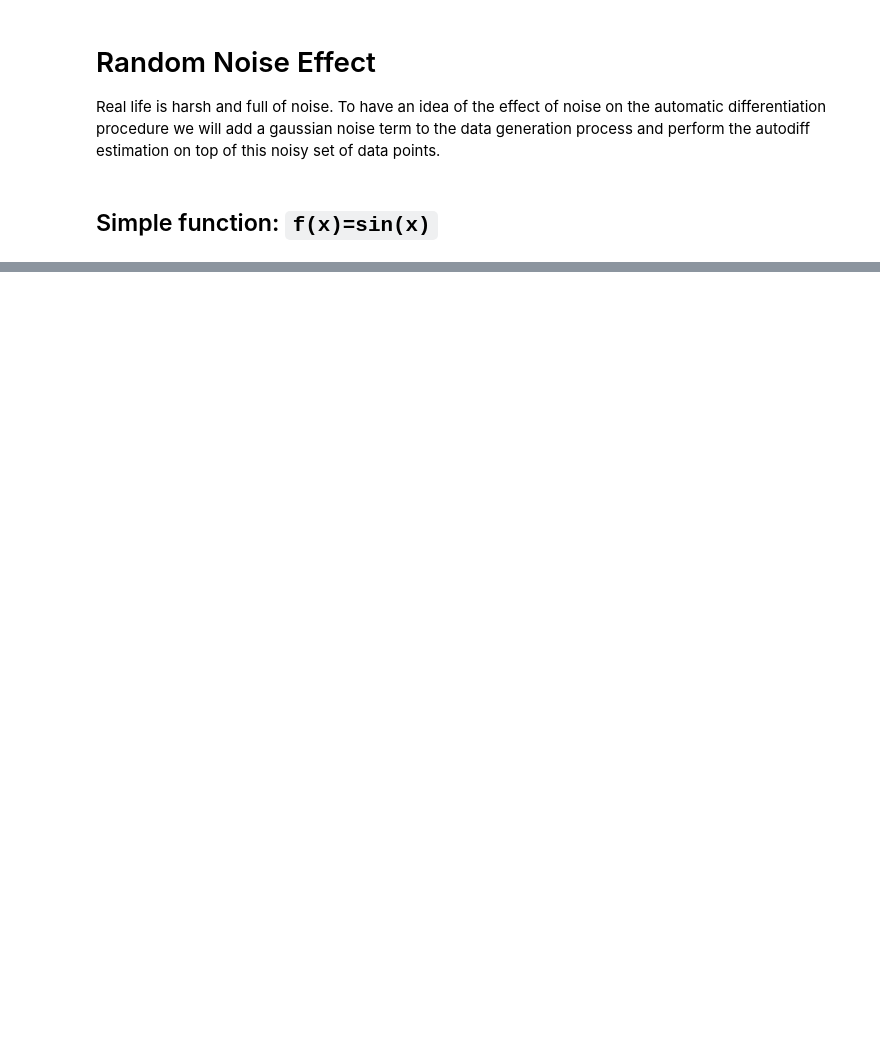
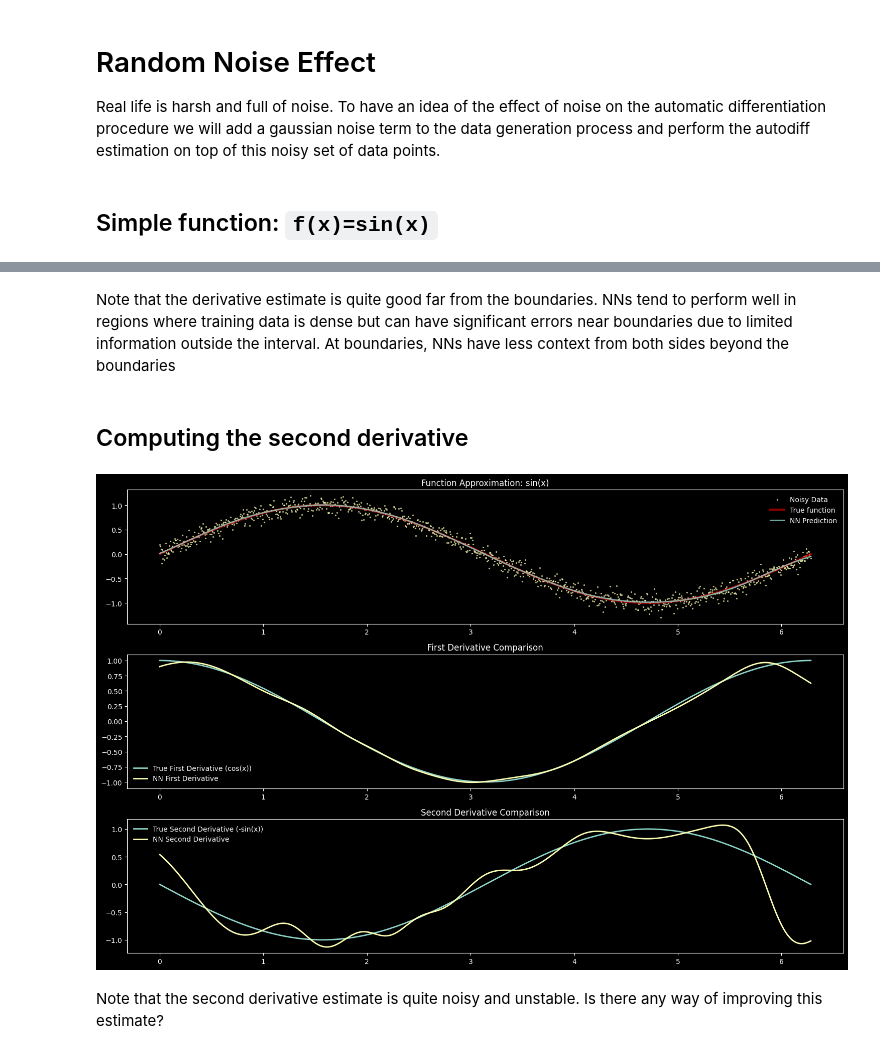
Before and after one commit to pibieta/blog-posts, a Jupyter notebook: automatic-differentiation/00-intro-autodiff-pytorch.ipynb, the cells around one changed output, grey strips where cells are left out. Drawn from its saved outputs; the diff is of its cells as text; code cells hidden in the pictures; blank space fills up the shorter version.

```diff
--- a/automatic-differentiation/00-intro-autodiff-pytorch.ipynb
+++ b/automatic-differentiation/00-intro-autodiff-pytorch.ipynb
@@ -173,0 +209,15 @@ So, it appears that the autodiff is somewhat robust. To further investigate the
+# %%
+# Define neural network architecture
+class SineApproximator(nn.Module):
+    def __init__(self):
+        super().__init__()
+        self.net = nn.Sequential(
+            nn.Linear(1, 128),
+            nn.Tanh(),
+            nn.Linear(128, 128),
+            nn.Tanh(),
+            nn.Linear(128, 1)
+        )
+
+    def forward(self, x):
+        return self.net(x)
@@ -173,0 +281,55 @@ So, it appears that the autodiff is somewhat robust. To further investigate the
+# %% [markdown]
+Note that the derivative estimate is quite good far from the boundaries. NNs tend to perform well in regions where training data is dense but can have significant errors near boundaries due to limited information outside the interval. At boundaries, NNs have less context from both sides beyond the boundaries
+# %% [markdown]
+## Computing the second derivative
+# %%
+# Computing second derivative requires create_graph=True for the first derivative
+x_eval = torch.linspace(0, 2*np.pi, 1000, requires_grad=True).unsqueeze(1)
+y_pred = model(x_eval)
+
+# First derivative with create_graph=True to enable higher-order derivatives
+dy_dx = torch.autograd.grad(
+    outputs=y_pred,
+    inputs=x_eval,
+    grad_outputs=torch.ones_like(y_pred),
+    create_graph=True,  # Enable computation of higher-order derivatives
+    retain_graph=True
+)[0]
+
+# Second derivative
+d2y_dx2 = torch.autograd.grad(
+    outputs=dy_dx,
+    inputs=x_eval,
+    grad_outputs=torch.ones_like(dy_dx),
+    create_graph=False,
+    retain_graph=False
+)[0]
+
+# Plot results
+plt.figure(figsize=(15, 10))
+
+plt.subplot(3, 1, 1)
+plt.scatter(x.detach().numpy(), y.detach().numpy(), s=2, label='Noisy Data', color="C1", alpha=0.6)
+plt.plot(x_eval.detach().numpy(), np.sin(x_eval.detach().numpy()), 'r', label='True function', alpha=0.6, linewidth=3)
+plt.plot(x_eval.detach().numpy(), y_pred.detach().numpy(), label='NN Prediction', linewidth=2, alpha=0.8)
+plt.title('Function Approximation: sin(x)')
+plt.legend(frameon=False)
+
+plt.subplot(3, 1, 2)
+plt.plot(x_eval.detach().numpy(), np.cos(x_eval.detach().numpy()), label='True First Derivative (cos(x))', linewidth=2)
+plt.plot(x_eval.detach().numpy(), dy_dx.detach().numpy(), label='NN First Derivative', linewidth=2)
+plt.title('First Derivative Comparison')
+plt.legend(frameon=False)
+
+plt.subplot(3, 1, 3)
+plt.plot(x_eval.detach().numpy(), -np.sin(x_eval.detach().numpy()), label='True Second Derivative (-sin(x))', linewidth=2)
+plt.plot(x_eval.detach().numpy(), d2y_dx2.detach().numpy(), label='NN Second Derivative', linewidth=2)
+plt.title('Second Derivative Comparison')
+plt.legend(frameon=False)
+
+plt.tight_layout()
+plt.show()
+# %% [output]
+[figure, added]
+# %% [markdown]
+Note that the second derivative estimate is quite noisy and unstable. Is there any way of improving this estimate?
```
Also changed, not shown: parts of 36 cells of this notebook, 1 other file.
